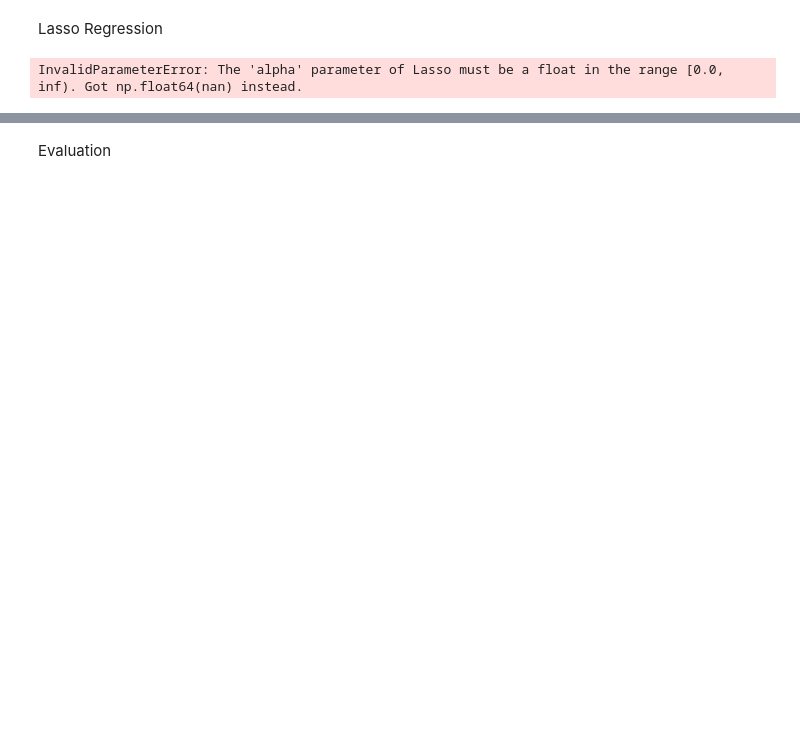
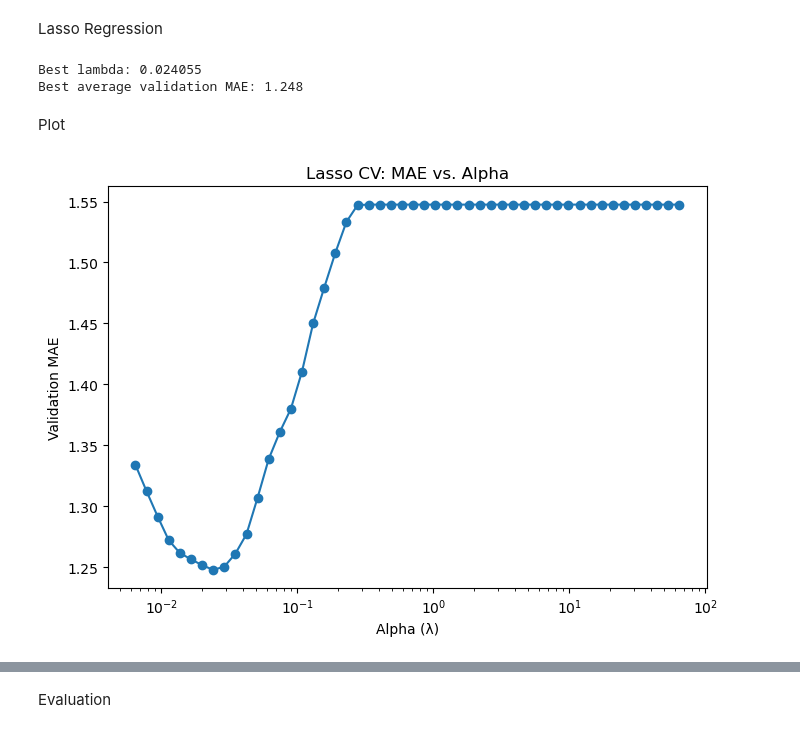
Before and after one commit to aidanlockwood20/MXN442-Assignment2-Project, a Jupyter notebook: LassoRegression.ipynb, the cells around one changed output, grey strips where cells are left out. Saved outputs shown, nothing was run; the diff lists cells and outputs as text; code cells hidden in the pictures; blank space fills up the shorter version.

Commit message:
Updated NeuralNetwork, Lasso Regression and the data grouping file. Added an additional Plot file.

```diff
--- a/LassoRegression.ipynb
+++ b/LassoRegression.ipynb
@@ -33,6 +76,6 @@ y = df['log_unit_price'].values
 # %%
 # Train/test split
-X_train, X_test, y_train, y_test = train_test_split(X, y, test_size=0.3, random_state=0)
+X_train, X_test, y_train, y_test = train_test_split(X, y, test_size=0.2, random_state=0)
 
 # Train/val split
 X_train, X_val, y_train, y_val = train_test_split(X_train, y_train, test_size=0.125, random_state=0)
@@ -62,32 +103,37 @@ lasso = Lasso(alpha=lam_max,
 # %%
-coefs = []
-intercepts = []
+for l in lam_val:
+    fold_maes = []
+    for train_idx, val_idx in kfold.split(X_train):
+        X_tr, X_val_fold = X_train[train_idx], X_train[val_idx]
+        y_tr, y_val_fold = y_train[train_idx], y_train[val_idx]
 
-for l in lam_val:
-    lasso.alpha = l
-    lasso.fit(X_train, y_train)
-    coefs.append(lasso.coef_.copy())
-    intercepts.append(lasso.intercept_)
-
-coefs = np.array(coefs)
-intercepts = np.array(intercepts)
-
-# Evaluate on validation set to find best lambda
-val_errors = []
-for i, l in enumerate(lam_val):
-    lasso.alpha = l
-    lasso.fit(X_train, y_train)
-    val_pred = lasso.predict(X_val)
-    val_mae = np.mean(np.abs(val_pred - y_val))
-    val_errors.append(val_mae)
+        lasso = Lasso(alpha=l, fit_intercept=True, max_iter=10000)
+        lasso.fit(X_tr, y_tr)
+        val_pred = lasso.predict(X_val_fold)
+        fold_maes.append(mean_absolute_error(y_val_fold, val_pred))
+    mae_vals.append(np.mean(fold_maes))
-# %% [output]
-InvalidParameterError: The 'alpha' parameter of Lasso must be a float in the range [0.0, inf). Got np.float64(nan) instead.
 # %%
-# Best lambda
-best_idx = np.argmin(val_errors)
+best_idx = np.argmin(mae_vals)
 best_lambda = lam_val[best_idx]
 print(f"Best lambda: {best_lambda:.6f}")
-print(f"Best validation MAE: {val_errors[best_idx]:.3f}")
+print(f"Best average validation MAE: {mae_vals[best_idx]:.3f}")
+# %% [output]
+Best lambda: 0.024055
+Best average validation MAE: 1.248
+# %% [markdown]
+Plot
+# %%
+plt.figure(figsize=(7,5))
+plt.plot(lam_val, mae_vals, marker='o')
+plt.xscale('log')
+plt.xlabel('Alpha (λ)')
+plt.ylabel('Validation MAE')
+plt.title('Lasso CV: MAE vs. Alpha')
+plt.tight_layout()
+plt.savefig('MAE_vs_Alpha_LR', bbox_inches='tight', dpi=150)
+plt.show()
+# %% [output]
+[figure, added]
 # %%
 # Train model with best lambda
 lasso_final = Lasso(alpha=best_lambda, fit_intercept=True)
```
Also changed, not shown: parts of 16 cells of this notebook, 2 other files.
